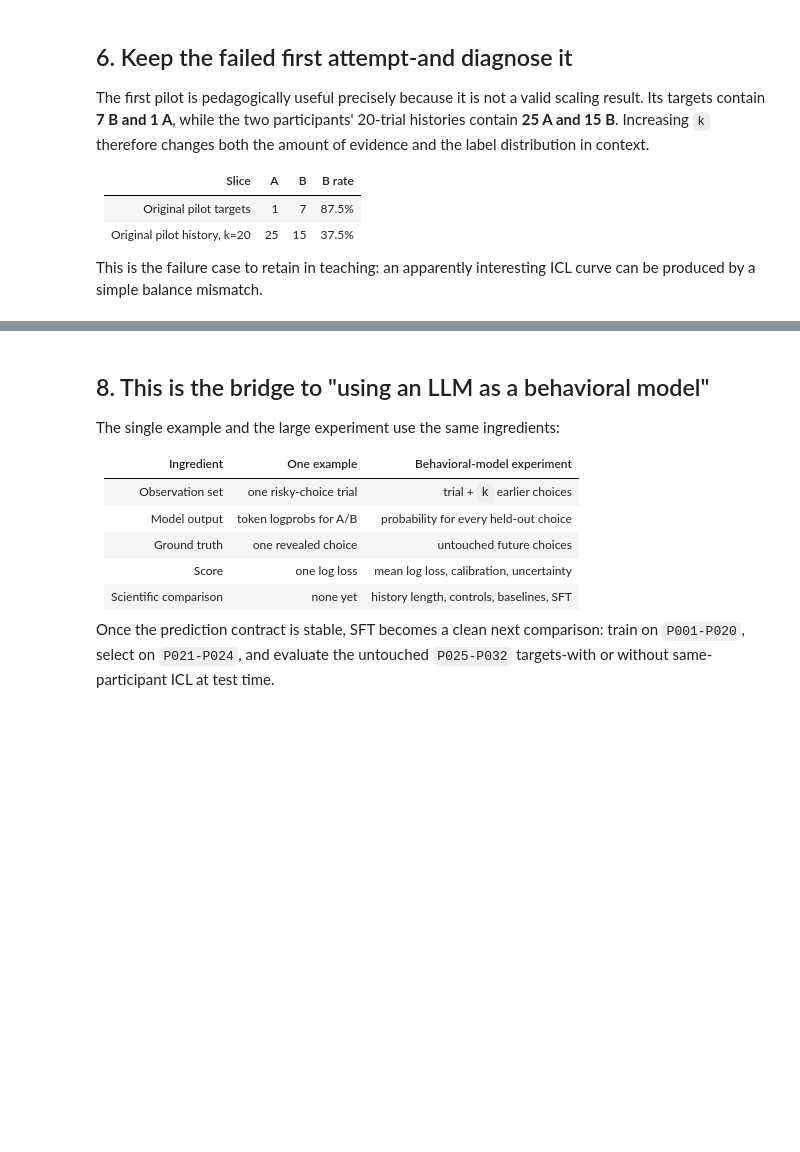
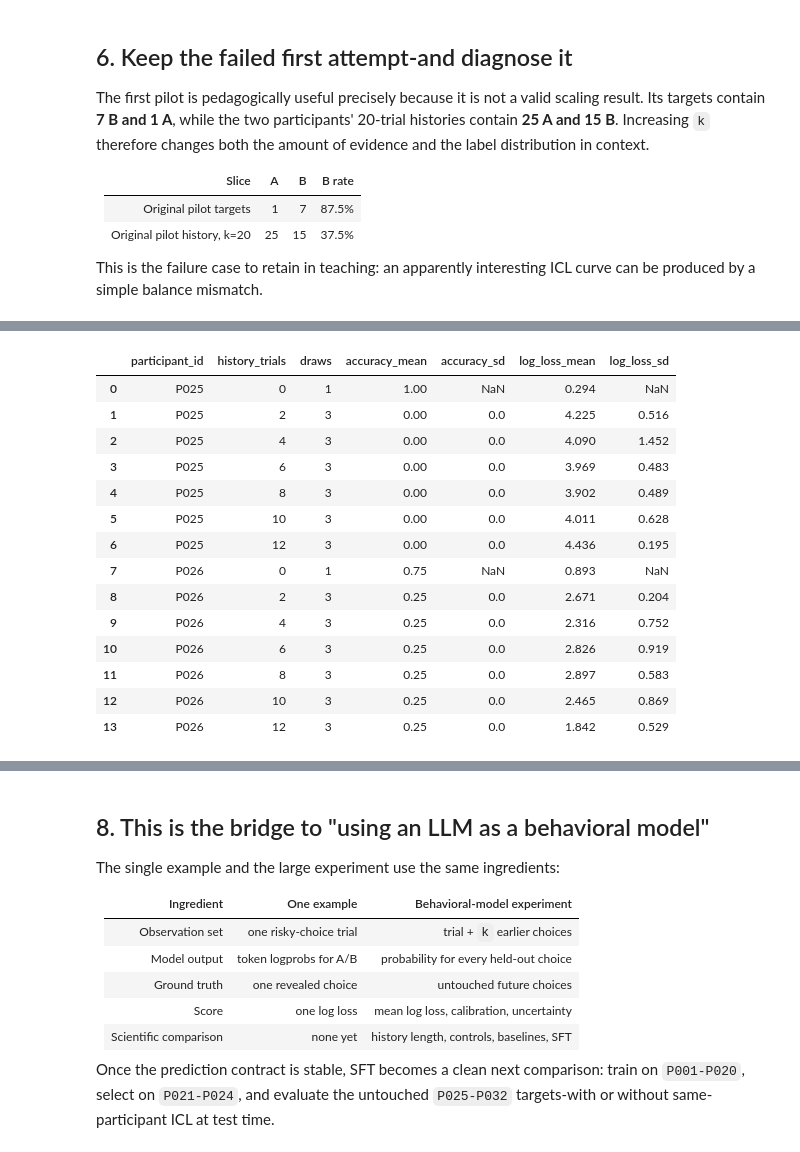
Before and after one commit to xhb120633/LLM_human_decisions, a Jupyter notebook: notebooks/01_prediction_from_zero_shot_to_icl.ipynb, the cells around one changed output, grey strips where cells are left out. Saved outputs shown, nothing was run; the diff lists cells and outputs as text; code cells hidden in the pictures; blank space fills up the shorter version.

```diff
--- a/notebooks/01_prediction_from_zero_shot_to_icl.ipynb
+++ b/notebooks/01_prediction_from_zero_shot_to_icl.ipynb
@@ -534 +507,23 @@ participant_curve.round(3)
+# %%
+DETAILS_PATH = find_file(
+    "results/fixed_eval_balanced_history/fixed_eval_balanced_by_participant.csv"
+)
+participant_curve = pd.read_csv(DETAILS_PATH)
+participant_curve.round(3)
+# %% [output]
+|  | participant_id | history_trials | draws | accuracy_mean | accuracy_sd | log_loss_mean | log_loss_sd |
+| 0 | P025 | 0 | 1 | 1.00 | NaN | 0.294 | NaN |
+| 1 | P025 | 2 | 3 | 0.00 | 0.0 | 4.225 | 0.516 |
+| 2 | P025 | 4 | 3 | 0.00 | 0.0 | 4.090 | 1.452 |
+| 3 | P025 | 6 | 3 | 0.00 | 0.0 | 3.969 | 0.483 |
+| 4 | P025 | 8 | 3 | 0.00 | 0.0 | 3.902 | 0.489 |
+| 5 | P025 | 10 | 3 | 0.00 | 0.0 | 4.011 | 0.628 |
+| 6 | P025 | 12 | 3 | 0.00 | 0.0 | 4.436 | 0.195 |
+| 7 | P026 | 0 | 1 | 0.75 | NaN | 0.893 | NaN |
+| 8 | P026 | 2 | 3 | 0.25 | 0.0 | 2.671 | 0.204 |
+| 9 | P026 | 4 | 3 | 0.25 | 0.0 | 2.316 | 0.752 |
+| 10 | P026 | 6 | 3 | 0.25 | 0.0 | 2.826 | 0.919 |
+| 11 | P026 | 8 | 3 | 0.25 | 0.0 | 2.897 | 0.583 |
+| 12 | P026 | 10 | 3 | 0.25 | 0.0 | 2.465 | 0.869 |
+| 13 | P026 | 12 | 3 | 0.25 | 0.0 | 1.842 | 0.529 |
 # %%
```
Also changed, not shown: parts of 11 cells of this notebook, 9 other files.
